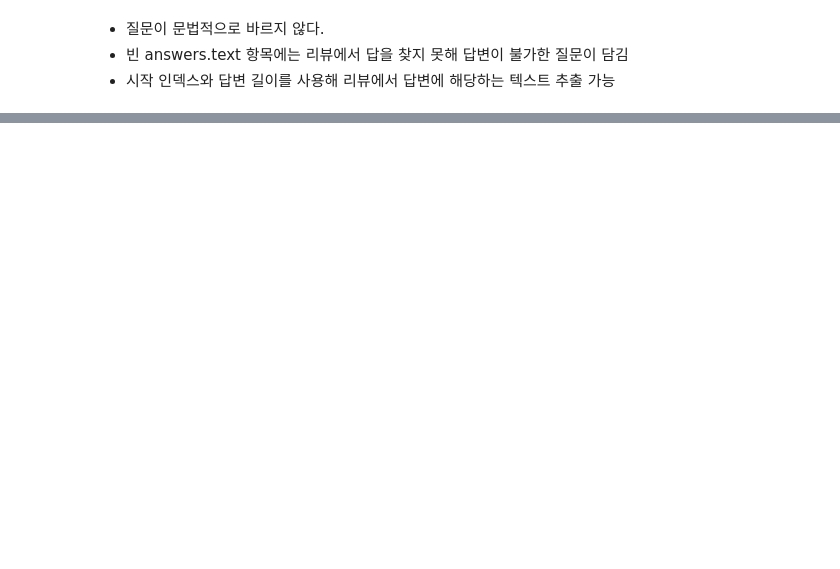
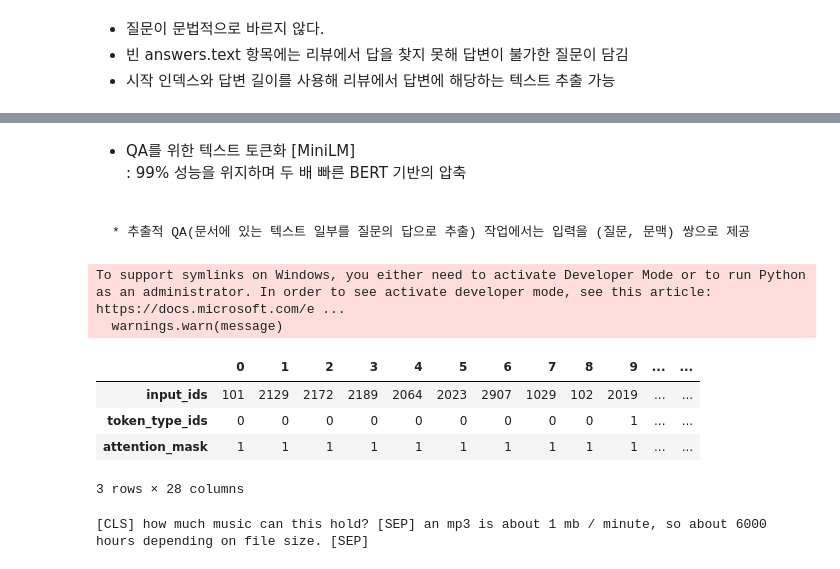
Before and after one commit to 12L-zl/NLP_with_Transformers, a Jupyter notebook: CH07_질문 답변.ipynb, the cells around one changed output, grey strips where cells are left out. Drawn from its saved outputs; the diff is of its cells as text; code cells hidden in the pictures; blank space fills up the shorter version.

```diff
--- a/CH07_질문 답변.ipynb
+++ b/CH07_질문 답변.ipynb
@@ -38,0 +82,35 @@ sample_df["context"].iloc[0][start_idx:end_idx]
+# %% [markdown]
+* QA를 위한 텍스트 토큰화
+[MiniLM]
+: 99% 성능을 위지하며 두 배 빠른 BERT 기반의 압축
+
+<br>
+
+    * 추출적 QA(문서에 있는 텍스트 일부를 질문의 답으로 추출) 작업에서는 입력을 (질문, 문맥) 쌍으로 제공
+# %%
+from transformers import AutoTokenizer
+
+model_ckpt = "deepset/minilm-uncased-squad2"
+tokenizer = AutoTokenizer.from_pretrained(model_ckpt)
+# %% [output]
+To support symlinks on Windows, you either need to activate Developer Mode or to run Python as an administrator. In order to see activate developer mode, see this article: https://docs.microsoft.com/e ...
+  warnings.warn(message)
+# %%
+question = "How much music can this hold?"
+context = """An MP3 is about 1 MB/minute, so about 6000 hours depending on \
+file size."""
+inputs = tokenizer(question, context, return_tensors="pt")
+# %%
+input_df = pd.DataFrame.from_dict(tokenizer(question, context), orient="index")
+input_df
+# token_type_ids : 0은 질문 토큰, 1은 답변 토큰
+# %% [output]
+|  | 0 | 1 | 2 | 3 | 4 | 5 | 6 | 7 | 8 | 9 | ... | ... |
+| input_ids | 101 | 2129 | 2172 | 2189 | 2064 | 2023 | 2907 | 1029 | 102 | 2019 | ... | ... |
+| token_type_ids | 0 | 0 | 0 | 0 | 0 | 0 | 0 | 0 | 0 | 1 | ... | ... |
+| attention_mask | 1 | 1 | 1 | 1 | 1 | 1 | 1 | 1 | 1 | 1 | ... | ... |
+3 rows × 28 columns
+# %%
+print(tokenizer.decode(inputs["input_ids"][0]))
+# %% [output]
+[CLS] how much music can this hold? [SEP] an mp3 is about 1 mb / minute, so about 6000 hours depending on file size. [SEP]
```
Also changed, not shown: parts of 16 cells of this notebook.
